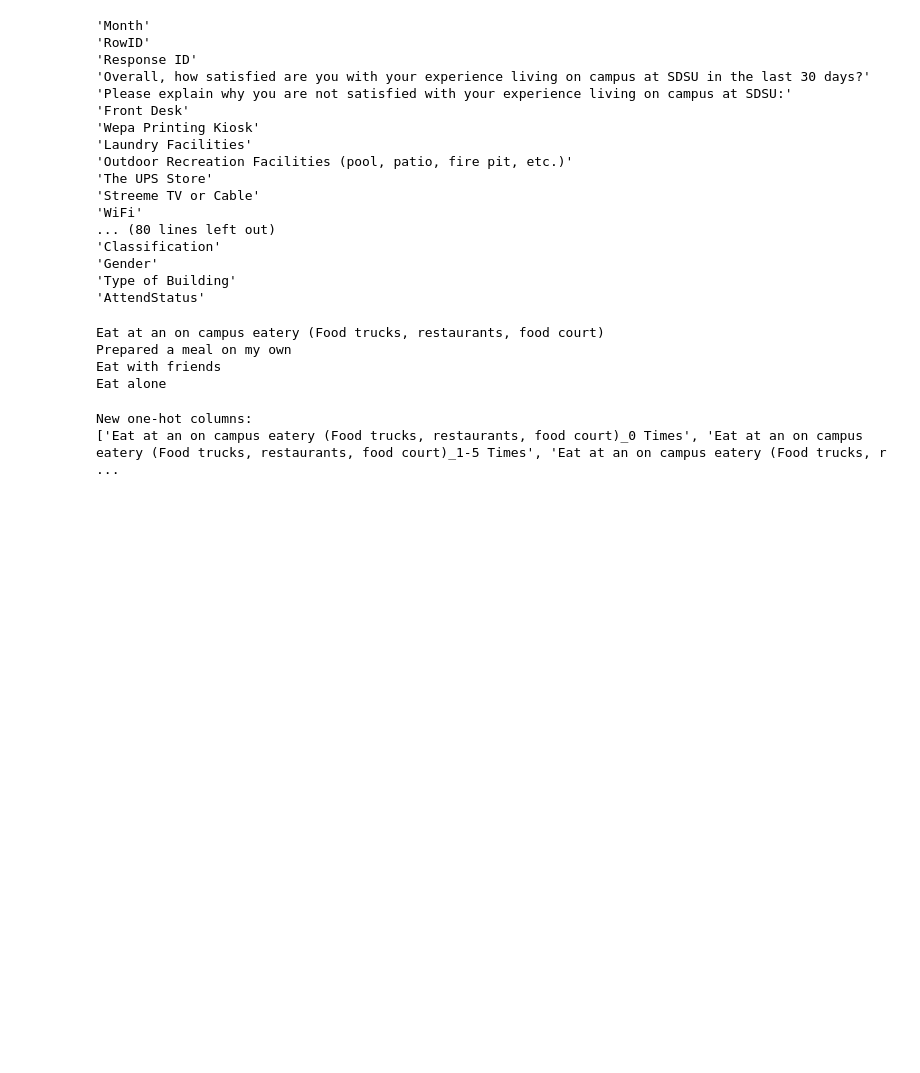
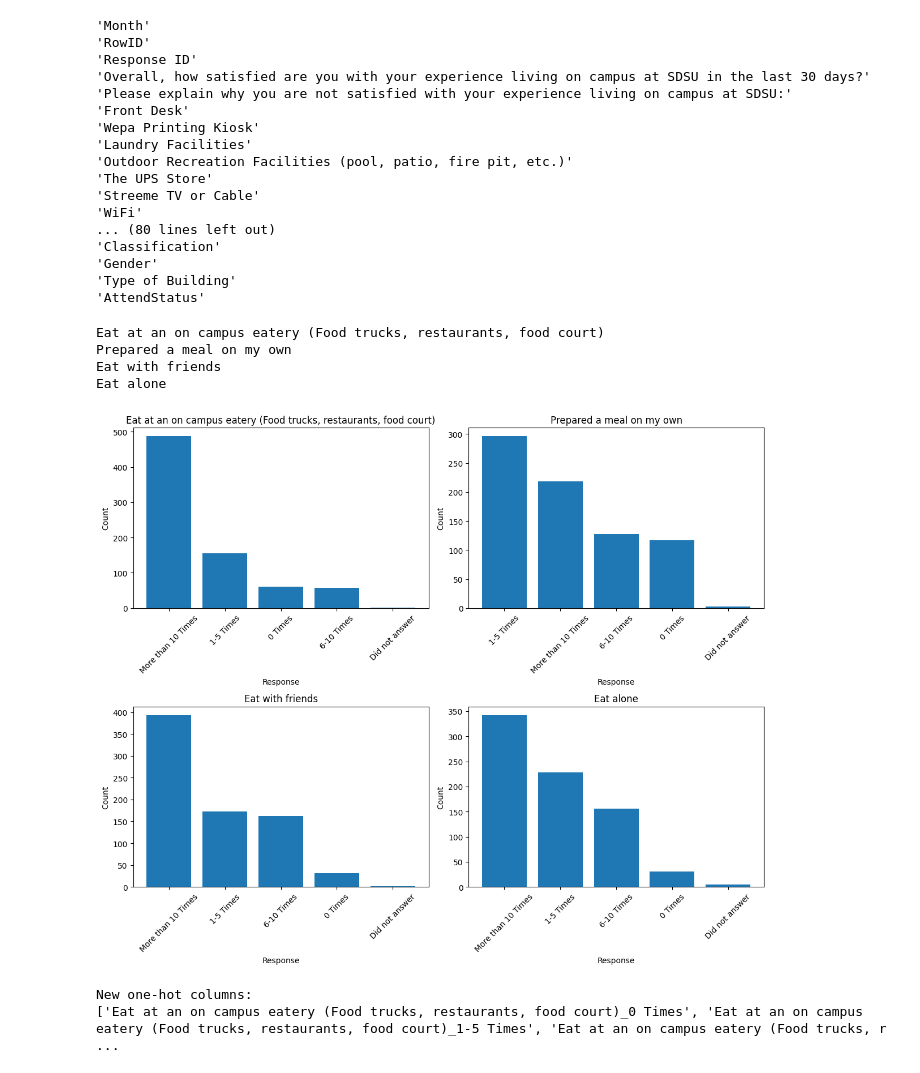
Before and after one commit to 0x10jalencas/7-retain-at-risk, a Jupyter notebook: data.ipynb, the cells around one changed output. Cells and saved outputs as stored; diff of their text form; code cells hidden in the pictures; blank space fills up the shorter version.

```diff
--- a/data.ipynb
+++ b/data.ipynb
@@ -205,6 +208,32 @@ Eat at an on campus eatery (Food trucks, restaurants, food court)
 Prepared a meal on my own
 Eat with friends
 Eat alone
+# %%
+import matplotlib.pyplot as plt
+
+# Create bar charts for each nutritional column
+nutri_cols = [
+    "Eat at an on campus eatery (Food trucks, restaurants, food court)",
+    "Prepared a meal on my own",
+    "Eat with friends",
+    "Eat alone"
+]
+
+fig, axes = plt.subplots(2, 2, figsize=(12, 10))
+axes = axes.ravel()
+
+for idx, col in enumerate(nutri_cols):
+    value_counts = df[col].value_counts()
+    axes[idx].bar(value_counts.index, value_counts.values)
+    axes[idx].set_title(col)
+    axes[idx].set_xlabel('Response')
+    axes[idx].set_ylabel('Count')
+    axes[idx].tick_params(axis='x', rotation=45)
+
+plt.tight_layout()
+plt.show()
+# %% [output]
+[figure, added]
 # %%
 import pandas as pd
 import matplotlib.pyplot as plt
```
Also changed, not shown: parts of 6 cells of this notebook, 12 other files.
